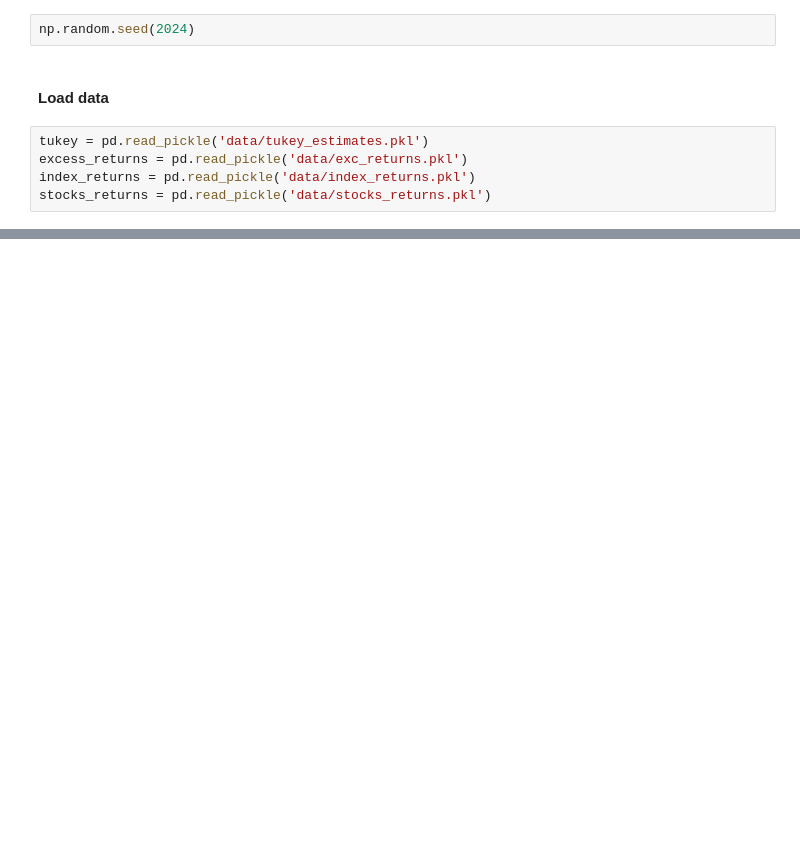
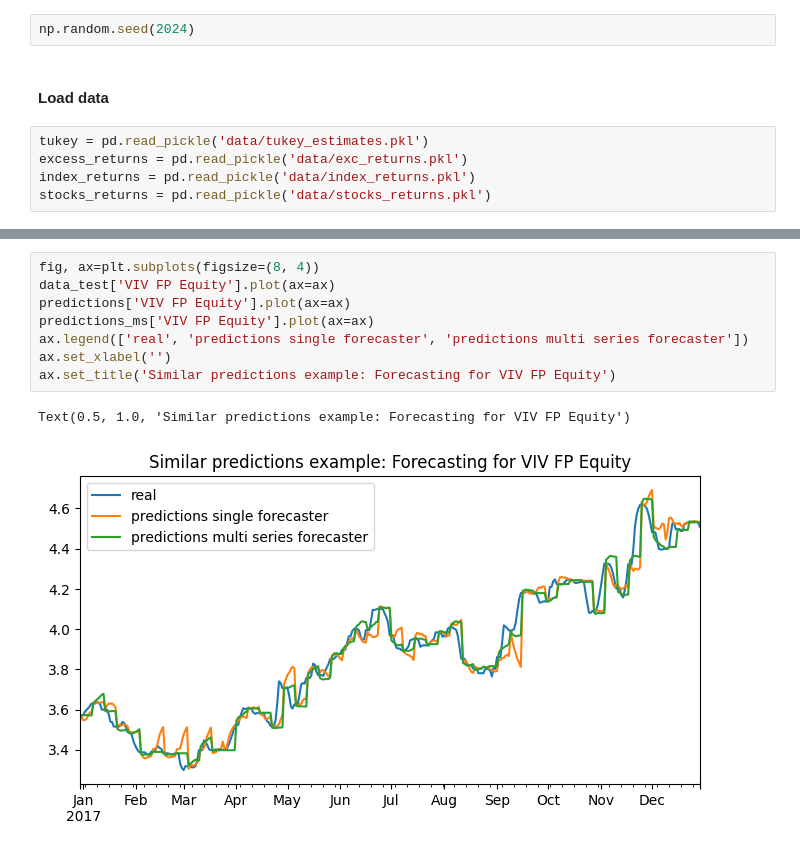
Before and after one commit to tommasograndi/portfolio-opt-with-BiLSTM-stock-preselection, a Jupyter notebook: 2. Multi-ts models.ipynb, the cells around one changed output, grey strips where cells are left out. Saved outputs shown, nothing was run; the diff lists cells and outputs as text; blank space fills up the shorter version.

```diff
--- a/2. Multi-ts models.ipynb
+++ b/2. Multi-ts models.ipynb
@@ -39,0 +241,11 @@ tukey.head()
+# %%
+fig, ax=plt.subplots(figsize=(8, 4))
+data_test['VIV FP Equity'].plot(ax=ax)
+predictions['VIV FP Equity'].plot(ax=ax)
+predictions_ms['VIV FP Equity'].plot(ax=ax)
+ax.legend(['real', 'predictions single forecaster', 'predictions multi series forecaster'])
+ax.set_xlabel('')
+ax.set_title('Similar predictions example: Forecasting for VIV FP Equity')
+# %% [output]
+Text(0.5, 1.0, 'Similar predictions example: Forecasting for VIV FP Equity')
+[figure, added]
```
Also changed, not shown: parts of 21 cells of this notebook.
